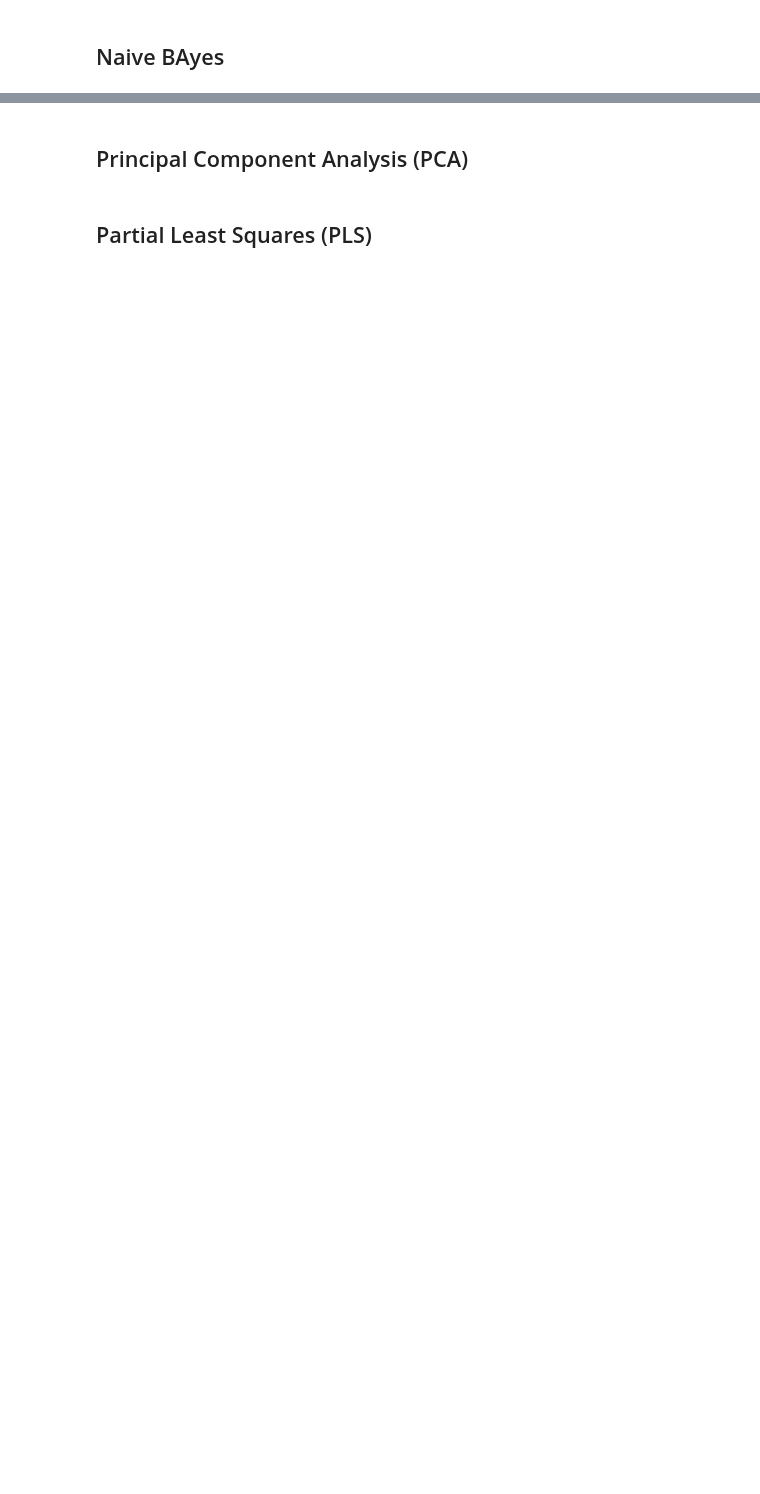
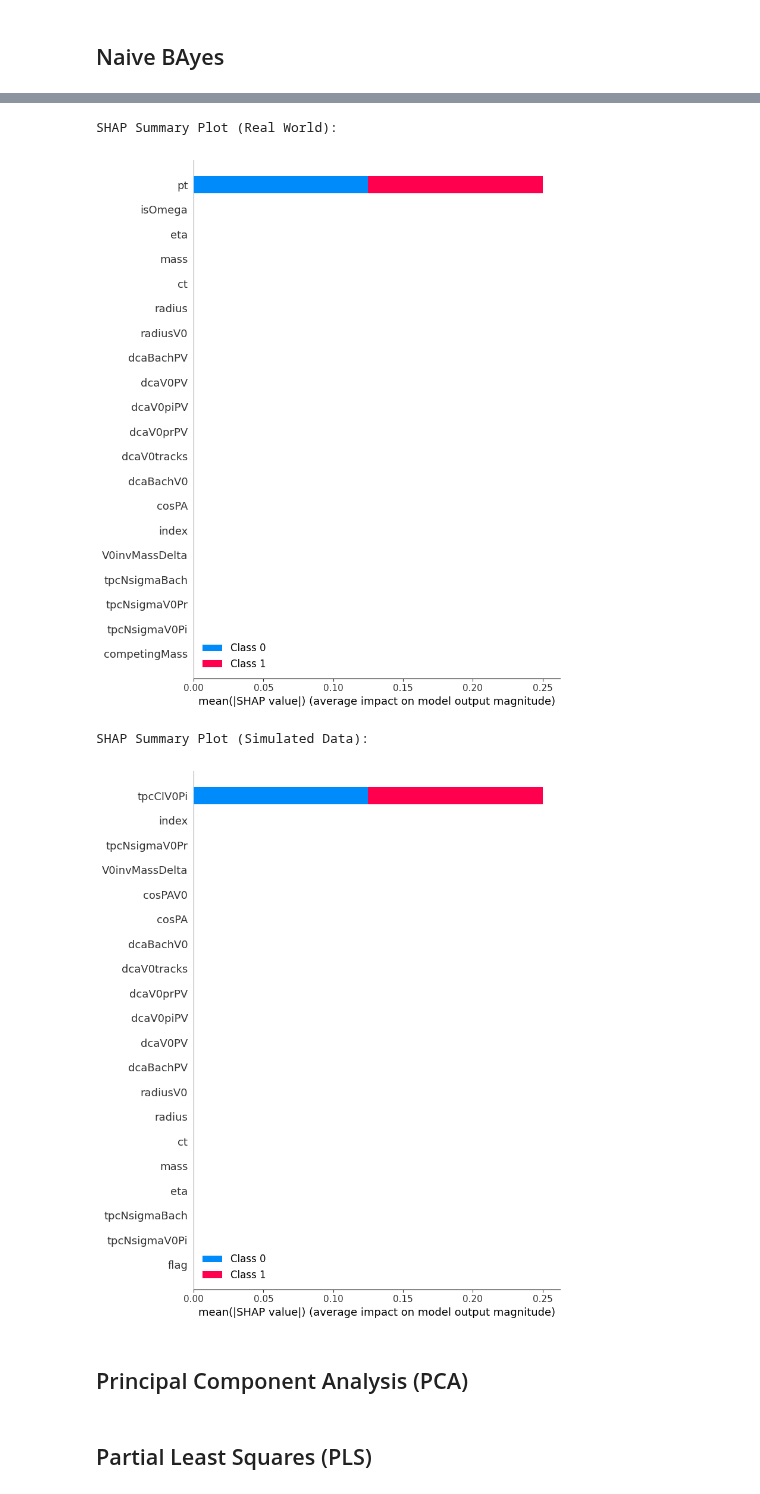
Before and after one commit to robertnesterodhiambo/Advanced_Data_analysis, a Jupyter notebook: viuzlization (copy).ipynb, the cells around one changed output, grey strips where cells are left out. Drawn from its saved outputs; the diff is of its cells as text; code cells hidden in the pictures; blank space fills up the shorter version.

```diff
--- a/viuzlization (copy).ipynb
+++ b/viuzlization (copy).ipynb
@@ -907,3 +1173,35 @@ print(nb_model_simulated)
+# %%
+import shap
+from sklearn.tree import DecisionTreeClassifier
+
+# Train a surrogate model (Decision Tree) on the real-world data
+surrogate_model_real = DecisionTreeClassifier()
+surrogate_model_real.fit(X_train_real, y_train_real)
+
+# Train a surrogate model (Decision Tree) on the simulated data
+surrogate_model_simulated = DecisionTreeClassifier()
+surrogate_model_simulated.fit(X_train_simulated, y_train_simulated)
+
+# Create a SHAP explainer for the surrogate model for real-world data
+explainer_real = shap.TreeExplainer(surrogate_model_real)
+shap_values_real = explainer_real.shap_values(X_test_real)
+
+# Plot the SHAP summary plot for real-world data
+print("SHAP Summary Plot (Real World):")
+shap.summary_plot(shap_values_real, X_test_real)
+
+# Create a SHAP explainer for the surrogate model for simulated data
+explainer_simulated = shap.TreeExplainer(surrogate_model_simulated)
+shap_values_simulated = explainer_simulated.shap_values(X_test_simulated)
+
+# Plot the SHAP summary plot for simulated data
+print("SHAP Summary Plot (Simulated Data):")
+shap.summary_plot(shap_values_simulated, X_test_simulated)
+# %% [output]
+SHAP Summary Plot (Real World):
+[figure, added]
+SHAP Summary Plot (Simulated Data):
+[figure, added]
 # %% [markdown]
 ##  Principal Component Analysis (PCA)
 # %%
```
Also changed, not shown: parts of 22 cells of this notebook.
